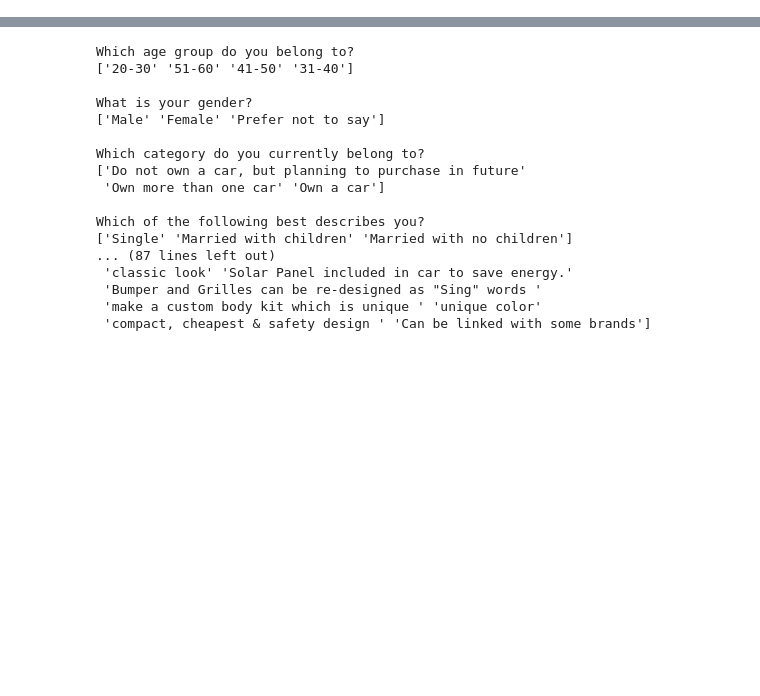
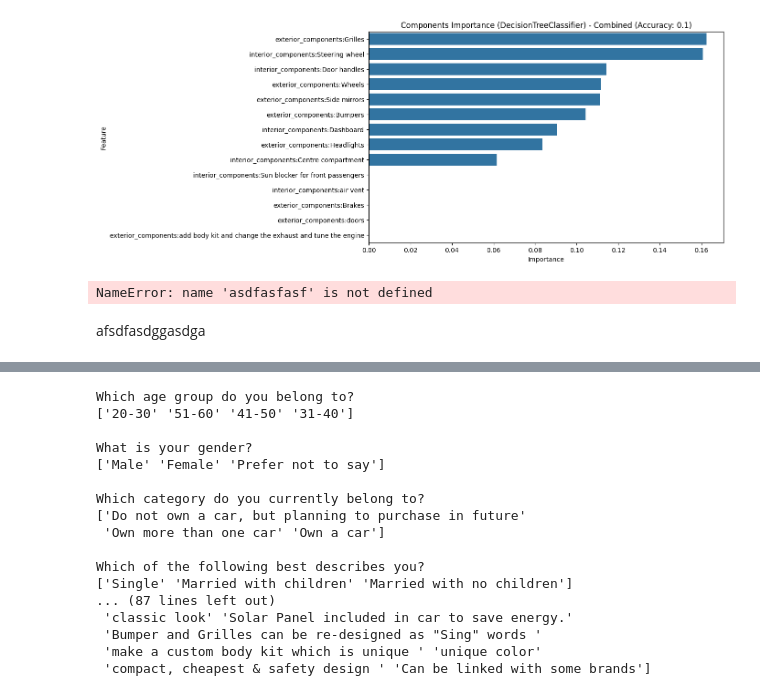
Before and after one commit to bentjh01/MA4829_Machine_Intelligence, a Jupyter notebook: data_exploration.ipynb, the cells around one changed output, grey strips where cells are left out. Cells and saved outputs as stored; diff of their text form; code cells hidden in the pictures; blank space fills up the shorter version.

```diff
--- a/data_exploration.ipynb
+++ b/data_exploration.ipynb
@@ -15,3 +391,13 @@ data_raw_df.head(1)
+# %%
+analyze_components_importance_classification_rf(X_train, X_test, y_train, y_test, component_cols, 'Combined', DecisionTreeClassifier())
+# %% [output]
+[figure, added]
+# %%
+asdfasfasf
+# %% [output]
+NameError: name 'asdfasfasf' is not defined
+# %% [markdown]
+afsdfasdggasdga
 # %%
 data_raw_df.describe()
 # %% [output]
```
Also changed, not shown: parts of 39 cells of this notebook, 1 other file.
